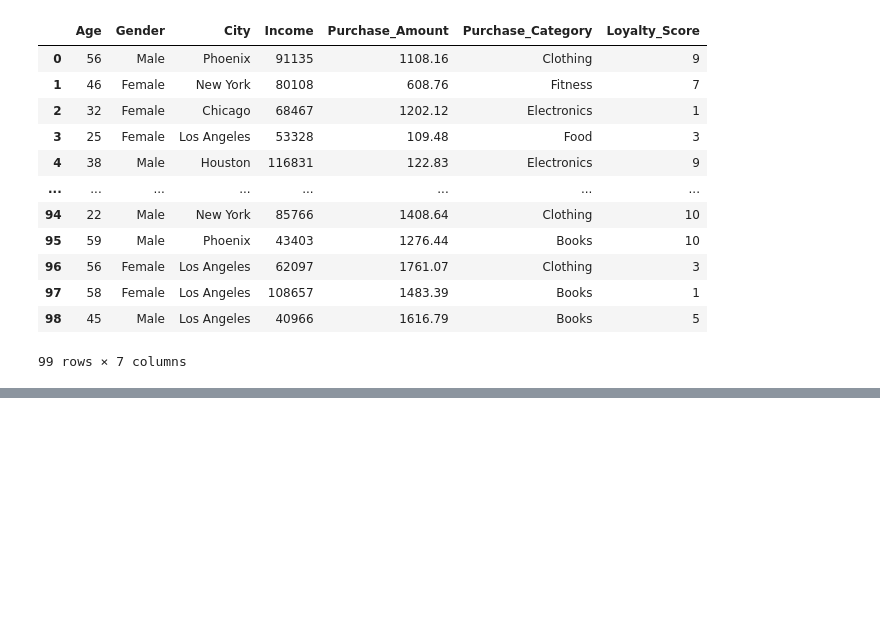
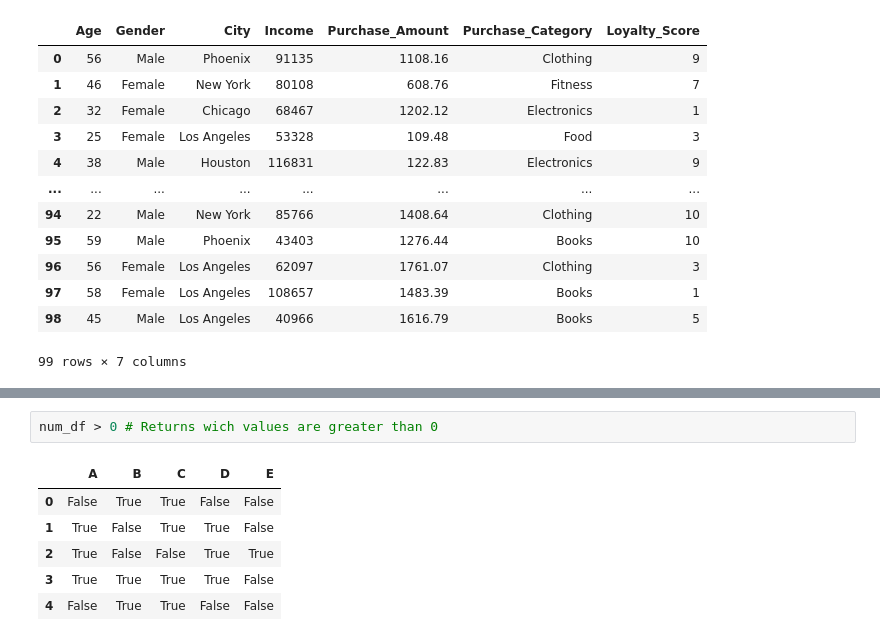
Before and after one commit to LucaBendasoli/practicing-pandas, a Jupyter notebook: main.ipynb, the cells around one changed output, grey strips where cells are left out. Drawn from its saved outputs; the diff is of its cells as text; blank space fills up the shorter version.

```diff
--- a/main.ipynb
+++ b/main.ipynb
@@ -182,0 +208,9 @@ df.iloc[:-1, 2:9] # Returns specified rows and columns range
+# %%
+num_df > 0 # Returns wich values are greater than 0
+# %% [output]
+|  | A | B | C | D | E |
+| 0 | False | True | True | False | False |
+| 1 | True | False | True | True | False |
+| 2 | True | False | False | True | True |
+| 3 | True | True | True | True | False |
+| 4 | False | True | True | False | False |
```
Also changed, not shown: parts of 8 cells of this notebook.
